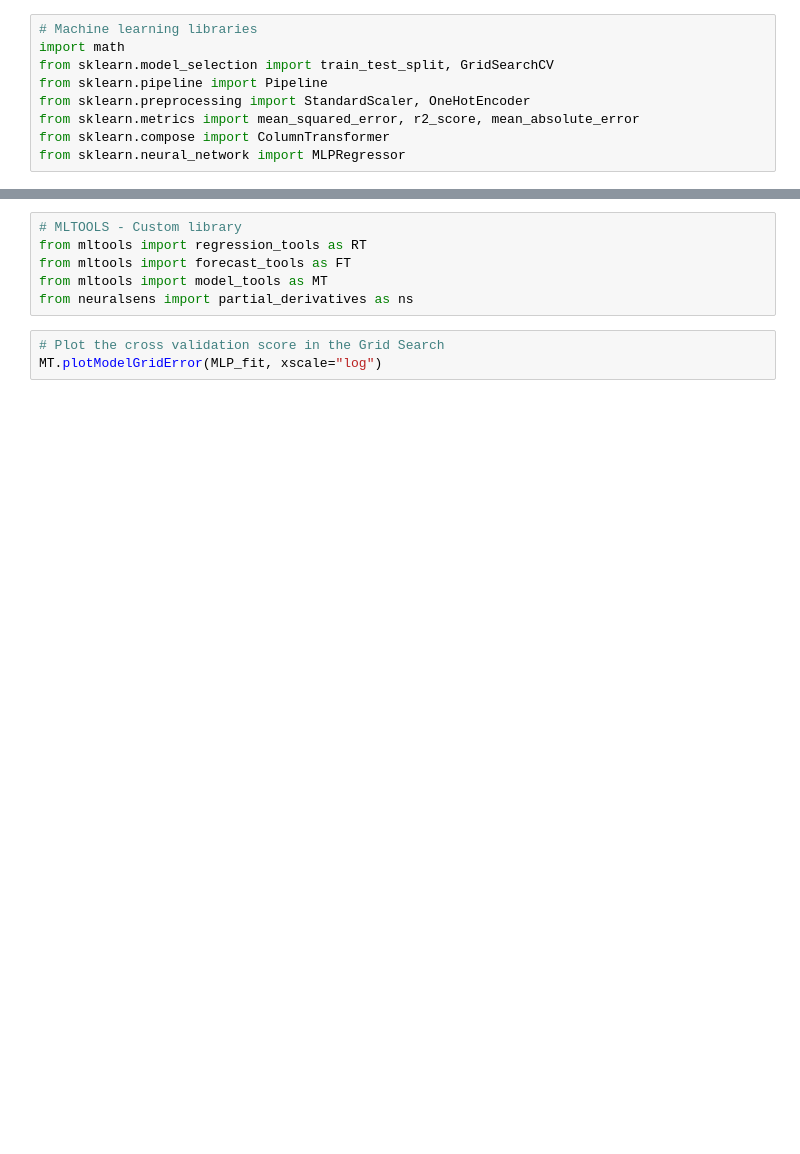
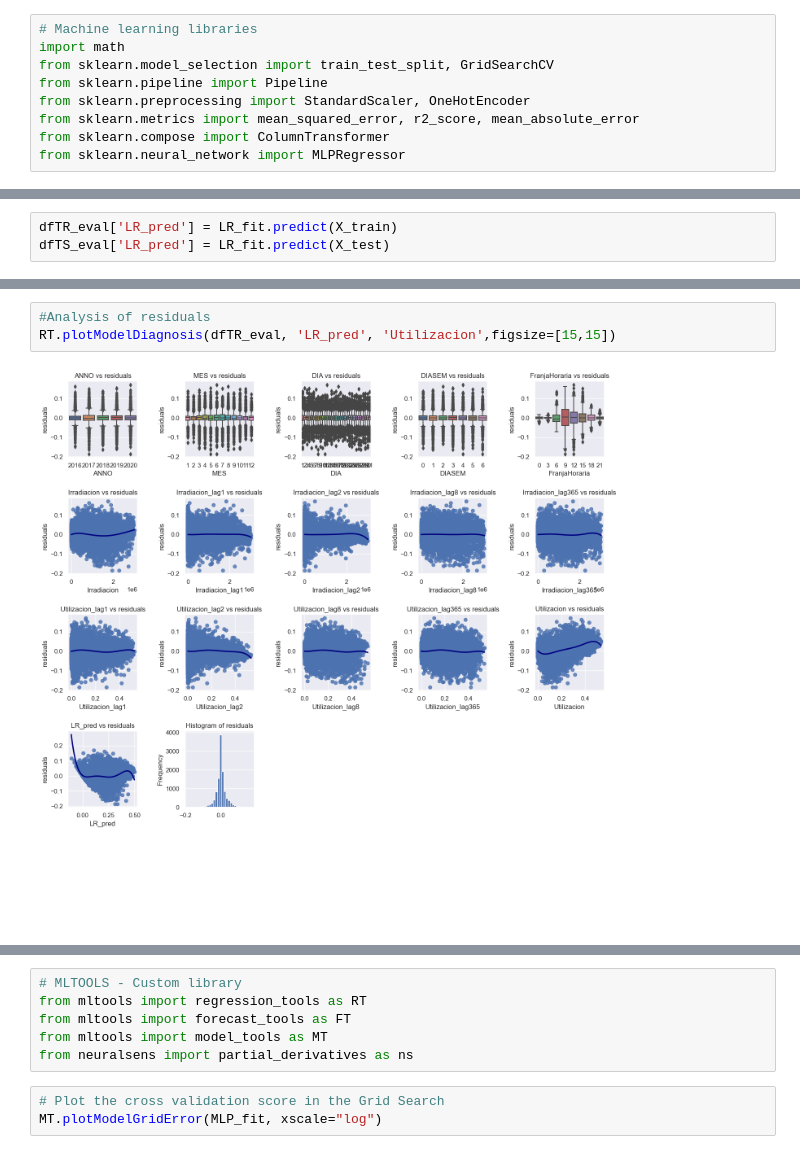
Before and after one commit to MARIABELENSB/Assessment1_MLII, a Jupyter notebook: src/2.Basic_model_regression.ipynb, the cells around one changed output, grey strips where cells are left out. Cells and saved outputs as stored; diff of their text form; blank space fills up the shorter version.

```diff
--- a/src/2.Basic_model_regression.ipynb
+++ b/src/2.Basic_model_regression.ipynb
@@ -180,0 +367,3 @@ from sklearn.neural_network import MLPRegressor
+# %%
+dfTR_eval['LR_pred'] = LR_fit.predict(X_train)
+dfTS_eval['LR_pred'] = LR_fit.predict(X_test)
@@ -180,0 +389,5 @@ from sklearn.neural_network import MLPRegressor
+# %%
+#Analysis of residuals
+RT.plotModelDiagnosis(dfTR_eval, 'LR_pred', 'Utilizacion',figsize=[15,15])
+# %% [output]
+[figure, added]
```
Also changed, not shown: parts of 75 cells of this notebook, 7 other files.
